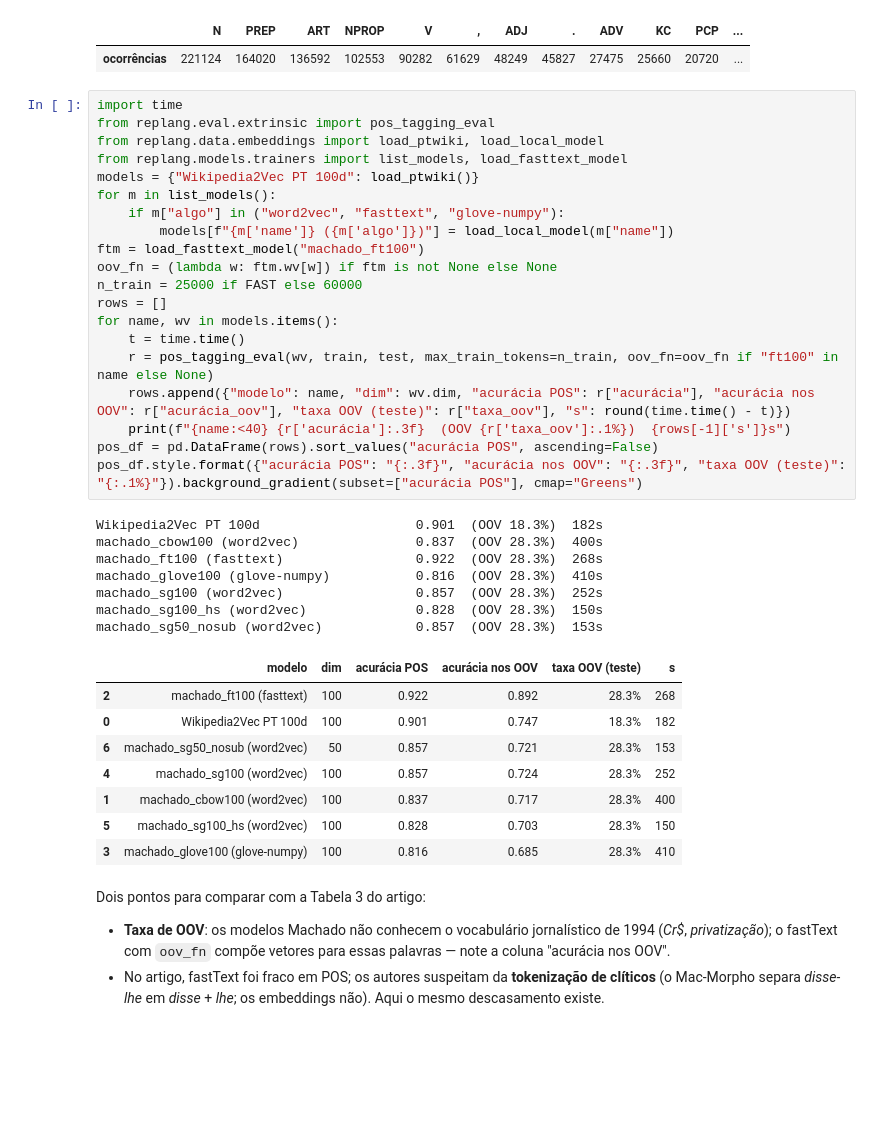
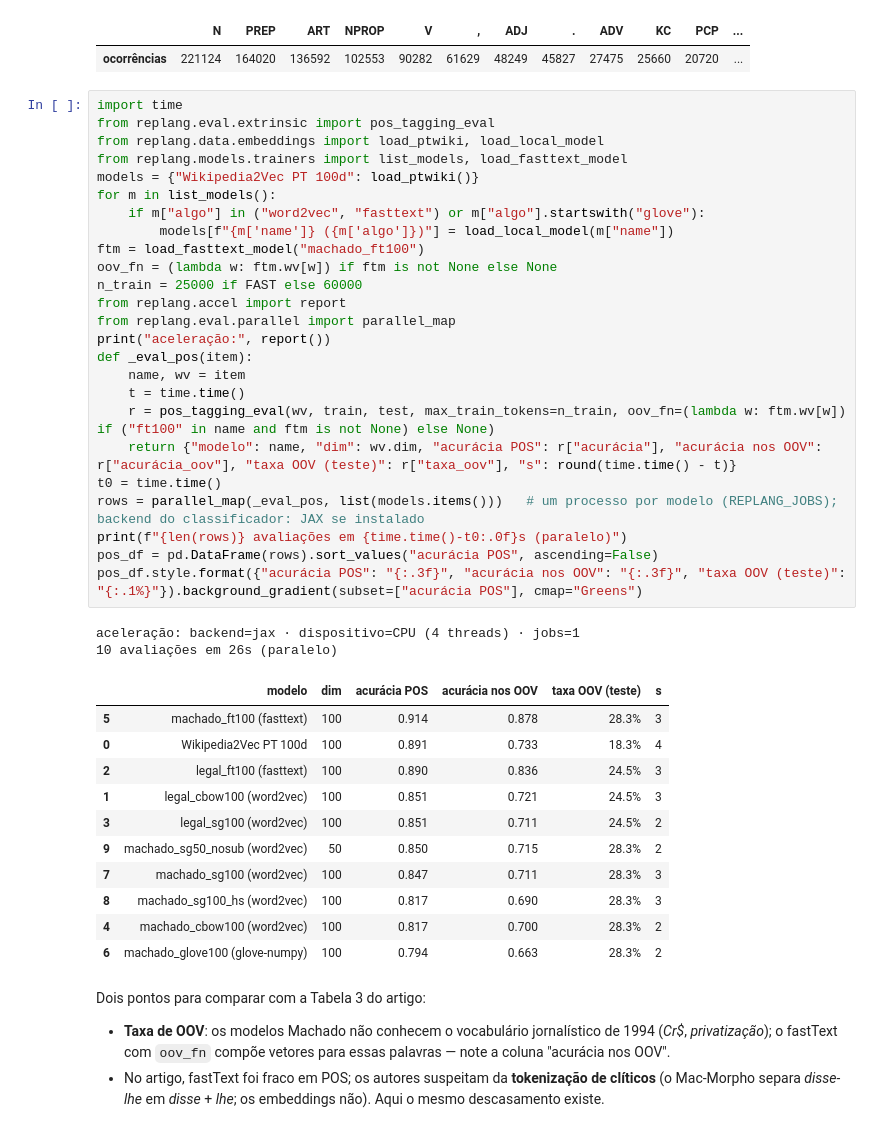
Before and after one commit to dacioms/linguagem-blis2s26, a Jupyter notebook: notebooks/07_avaliacao_extrinseca.ipynb, the cells around one changed output. Cells and saved outputs as stored; diff of their text form; blank space fills up the shorter version.

```diff
--- a/notebooks/07_avaliacao_extrinseca.ipynb
+++ b/notebooks/07_avaliacao_extrinseca.ipynb
@@ -57,39 +57,42 @@ exemplo: [('agricultores', 'N'), ('de', 'PREP'), ('o', 'ART'), ('Vale', 'NPROP')
 # %%
 import time
 from replang.eval.extrinsic import pos_tagging_eval
 from replang.data.embeddings import load_ptwiki, load_local_model
 from replang.models.trainers import list_models, load_fasttext_model
 models = {"Wikipedia2Vec PT 100d": load_ptwiki()}
 for m in list_models():
-    if m["algo"] in ("word2vec", "fasttext", "glove-numpy"):
+    if m["algo"] in ("word2vec", "fasttext") or m["algo"].startswith("glove"):
         models[f"{m['name']} ({m['algo']})"] = load_local_model(m["name"])
 ftm = load_fasttext_model("machado_ft100")
 oov_fn = (lambda w: ftm.wv[w]) if ftm is not None else None
 n_train = 25000 if FAST else 60000
-rows = []
-for name, wv in models.items():
+from replang.accel import report
+from replang.eval.parallel import parallel_map
+print("aceleração:", report())
+def _eval_pos(item):
+    name, wv = item
     t = time.time()
-    r = pos_tagging_eval(wv, train, test, max_train_tokens=n_train, oov_fn=oov_fn if "ft100" in name else None)
-    rows.append({"modelo": name, "dim": wv.dim, "acurácia POS": r["acurácia"], "acurácia nos OOV": r["acurácia_oov"], "taxa OOV (teste)": r["taxa_oov"], "s": round(time.time() - t)})
-    print(f"{name:<40} {r['acurácia']:.3f}  (OOV {r['taxa_oov']:.1%})  {rows[-1]['s']}s")
+    r = pos_tagging_eval(wv, train, test, max_train_tokens=n_train, oov_fn=(lambda w: ftm.wv[w]) if ("ft100" in name and ftm is not None) else None)
+    return {"modelo": name, "dim": wv.dim, "acurácia POS": r["acurácia"], "acurácia nos OOV": r["acurácia_oov"], "taxa OOV (teste)": r["taxa_oov"], "s": round(time.time() - t)}
+t0 = time.time()
+rows = parallel_map(_eval_pos, list(models.items()))   # um processo por modelo (REPLANG_JOBS); backend do classificador: JAX se instalado
+print(f"{len(rows)} avaliações em {time.time()-t0:.0f}s (paralelo)")
 pos_df = pd.DataFrame(rows).sort_values("acurácia POS", ascending=False)
 pos_df.style.format({"acurácia POS": "{:.3f}", "acurácia nos OOV": "{:.3f}", "taxa OOV (teste)": "{:.1%}"}).background_gradient(subset=["acurácia POS"], cmap="Greens")
 # %% [output]
-Wikipedia2Vec PT 100d                    0.901  (OOV 18.3%)  182s
-machado_cbow100 (word2vec)               0.837  (OOV 28.3%)  400s
-machado_ft100 (fasttext)                 0.922  (OOV 28.3%)  268s
-machado_glove100 (glove-numpy)           0.816  (OOV 28.3%)  410s
-machado_sg100 (word2vec)                 0.857  (OOV 28.3%)  252s
-machado_sg100_hs (word2vec)              0.828  (OOV 28.3%)  150s
-machado_sg50_nosub (word2vec)            0.857  (OOV 28.3%)  153s
+aceleração: backend=jax · dispositivo=CPU (4 threads) · jobs=1
+10 avaliações em 26s (paralelo)
 |  | modelo | dim | acurácia POS | acurácia nos OOV | taxa OOV (teste) | s |
-| 2 | machado_ft100 (fasttext) | 100 | 0.922 | 0.892 | 28.3% | 268 |
-| 0 | Wikipedia2Vec PT 100d | 100 | 0.901 | 0.747 | 18.3% | 182 |
-| 6 | machado_sg50_nosub (word2vec) | 50 | 0.857 | 0.721 | 28.3% | 153 |
-| 4 | machado_sg100 (word2vec) | 100 | 0.857 | 0.724 | 28.3% | 252 |
-| 1 | machado_cbow100 (word2vec) | 100 | 0.837 | 0.717 | 28.3% | 400 |
-| 5 | machado_sg100_hs (word2vec) | 100 | 0.828 | 0.703 | 28.3% | 150 |
-| 3 | machado_glove100 (glove-numpy) | 100 | 0.816 | 0.685 | 28.3% | 410 |
+| 5 | machado_ft100 (fasttext) | 100 | 0.914 | 0.878 | 28.3% | 3 |
+| 0 | Wikipedia2Vec PT 100d | 100 | 0.891 | 0.733 | 18.3% | 4 |
+| 2 | legal_ft100 (fasttext) | 100 | 0.890 | 0.836 | 24.5% | 3 |
+| 1 | legal_cbow100 (word2vec) | 100 | 0.851 | 0.721 | 24.5% | 3 |
+| 3 | legal_sg100 (word2vec) | 100 | 0.851 | 0.711 | 24.5% | 2 |
+| 9 | machado_sg50_nosub (word2vec) | 50 | 0.850 | 0.715 | 28.3% | 2 |
+| 7 | machado_sg100 (word2vec) | 100 | 0.847 | 0.711 | 28.3% | 3 |
+| 8 | machado_sg100_hs (word2vec) | 100 | 0.817 | 0.690 | 28.3% | 3 |
+| 4 | machado_cbow100 (word2vec) | 100 | 0.817 | 0.700 | 28.3% | 2 |
+| 6 | machado_glove100 (glove-numpy) | 100 | 0.794 | 0.663 | 28.3% | 2 |
 # %% [markdown]
 Dois pontos para comparar com a Tabela 3 do artigo:
 
```
Also changed, not shown: parts of 2 cells of this notebook, 9 other files.
